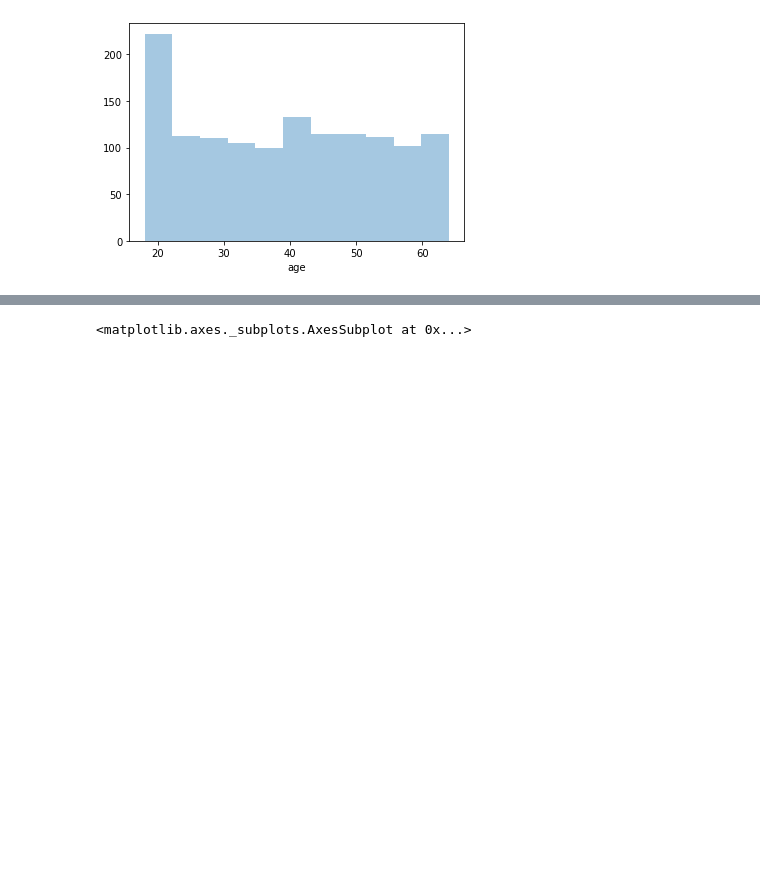
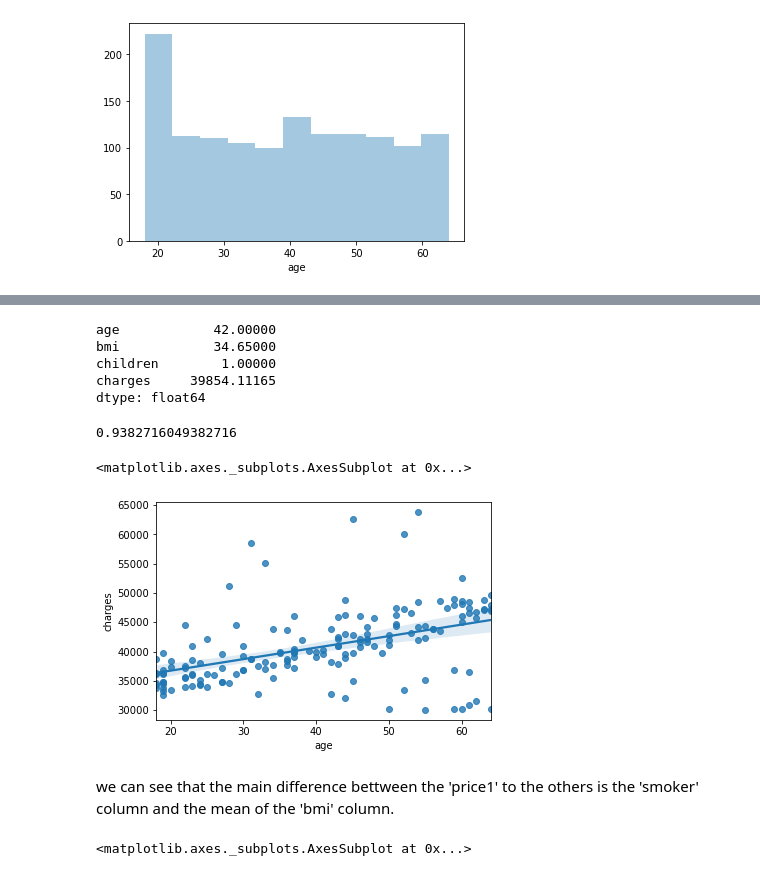
Before and after one commit to or-yitshak/Final-Project-Semster-A, a Jupyter notebook: Regression/insurance regression.ipynb, the cells around one changed output, grey strips where cells are left out. Cells and saved outputs as stored; diff of their text form; code cells hidden in the pictures; blank space fills up the shorter version.

```diff
--- a/Regression/insurance regression.ipynb
+++ b/Regression/insurance regression.ipynb
@@ -111,0 +179,3 @@ sns.relplot(data=df,y='charges',x='bmi')
+# %%
+price3= df[df['charges']>30000]
+price3.head()
@@ -112,3 +198,22 @@ sns.relplot(data=df,y='charges',x='bmi')
+# %%
+price3.median()
+# %% [output]
+age            42.00000
+bmi            34.65000
+children        1.00000
+charges     39854.11165
+dtype: float64
+# %%
+len(price3[price3['smoker']=='yes'])/len(price3)
+# %% [output]
+0.9382716049382716
+# %%
+sns.regplot(data=price3,y='charges',x='age')
+# %% [output]
+<matplotlib.axes._subplots.AxesSubplot at 0x...>
+[figure, added]
+# %% [markdown]
+we can see that the main difference bettween the 'price1' to the others is the 'smoker' column and the mean of the 'bmi' column.
 # %%
 sns.regplot(data=df,y='charges',x='bmi',)
 # %% [output]
```
Also changed, not shown: parts of 12 cells of this notebook.
